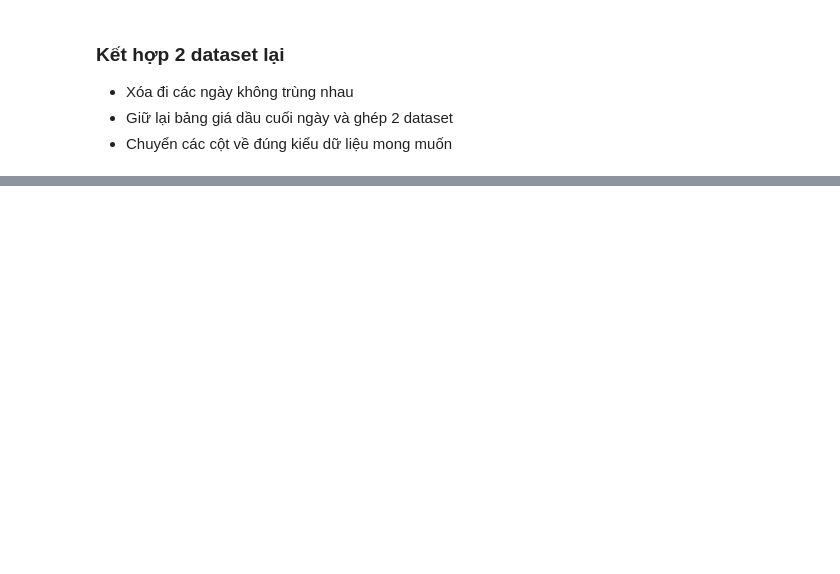
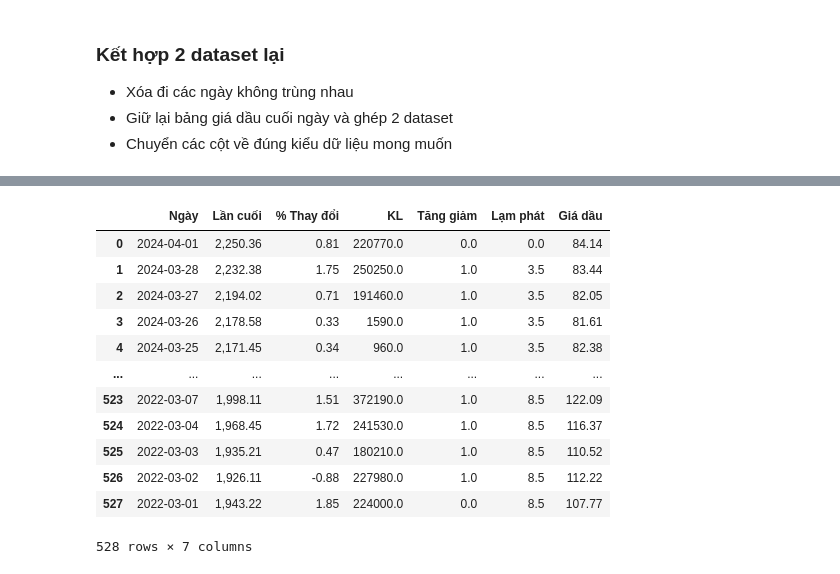
Before and after one commit to ngduylonggg/goldprice_predict, a Jupyter notebook: goldprice_prediction.ipynb, the cells around one changed output, grey strips where cells are left out. Saved outputs shown, nothing was run; the diff lists cells and outputs as text; code cells hidden in the pictures; blank space fills up the shorter version.

```diff
--- a/goldprice_prediction.ipynb
+++ b/goldprice_prediction.ipynb
@@ -117,0 +387,24 @@ plt.show()
+# %%
+for i in range(0,len(df2["Ngày"])):
+    if ((df2["Ngày"][i] in result_df["Ngày"].values)==False):
+        df2.drop(i, inplace=True)
+df2 = df2.reset_index(drop=True)
+# %%
+df2.drop(columns=['Ngày'], inplace=True)
+df2 = df2.rename(columns={"Lần cuối": "Giá dầu"})
+result = pd.concat([result_df,df2], axis=1)
+result
+# %% [output]
+|  | Ngày | Lần cuối | % Thay đổi | KL | Tăng giảm | Lạm phát | Giá dầu |
+| 0 | 2024-04-01 | 2,250.36 | 0.81 | 220770.0 | 0.0 | 0.0 | 84.14 |
+| 1 | 2024-03-28 | 2,232.38 | 1.75 | 250250.0 | 1.0 | 3.5 | 83.44 |
+| 2 | 2024-03-27 | 2,194.02 | 0.71 | 191460.0 | 1.0 | 3.5 | 82.05 |
+| 3 | 2024-03-26 | 2,178.58 | 0.33 | 1590.0 | 1.0 | 3.5 | 81.61 |
+| 4 | 2024-03-25 | 2,171.45 | 0.34 | 960.0 | 1.0 | 3.5 | 82.38 |
+| ... | ... | ... | ... | ... | ... | ... | ... |
+| 523 | 2022-03-07 | 1,998.11 | 1.51 | 372190.0 | 1.0 | 8.5 | 122.09 |
+| 524 | 2022-03-04 | 1,968.45 | 1.72 | 241530.0 | 1.0 | 8.5 | 116.37 |
+| 525 | 2022-03-03 | 1,935.21 | 0.47 | 180210.0 | 1.0 | 8.5 | 110.52 |
+| 526 | 2022-03-02 | 1,926.11 | -0.88 | 227980.0 | 1.0 | 8.5 | 112.22 |
+| 527 | 2022-03-01 | 1,943.22 | 1.85 | 224000.0 | 0.0 | 8.5 | 107.77 |
+528 rows × 7 columns
```
Also changed, not shown: parts of 40 cells of this notebook, 5 other files.
